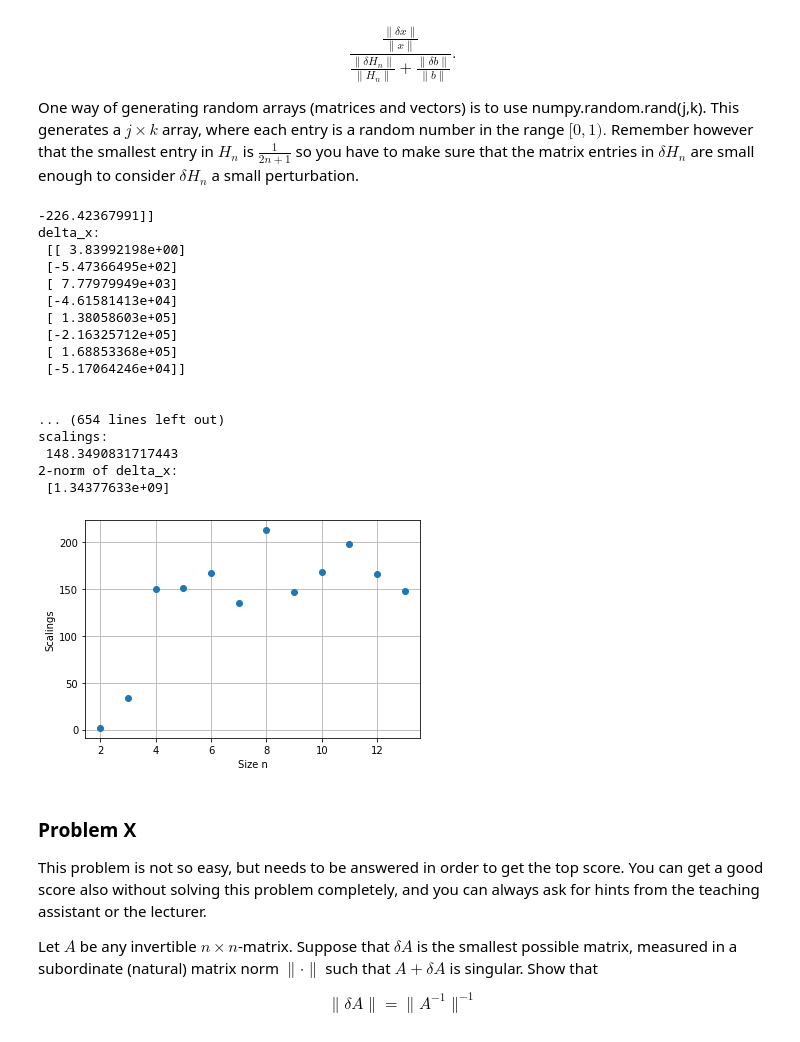
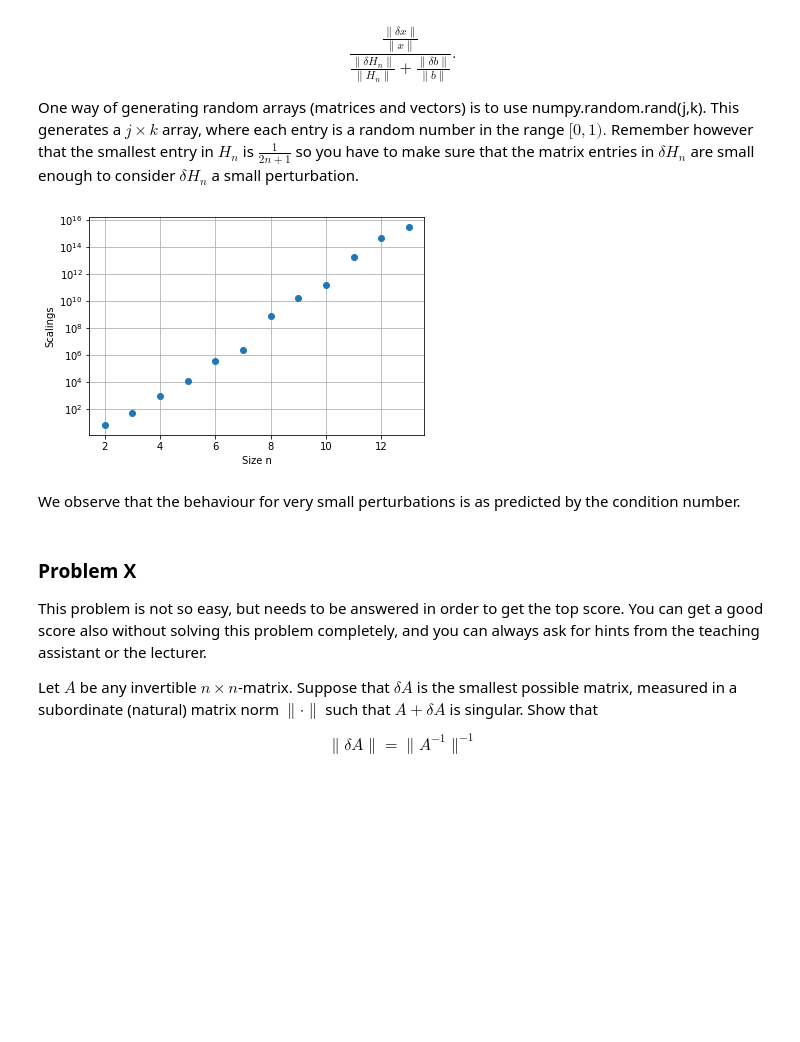
Before and after one commit to odinase/TMA4215_numerical_mathematics, a Jupyter notebook: Project 1_handout.ipynb, the cells around one changed output. Saved outputs shown, nothing was run; the diff lists cells and outputs as text; code cells hidden in the pictures; blank space fills up the shorter version.

```diff
--- a/Project 1_handout.ipynb
+++ b/Project 1_handout.ipynb
@@ -233,7 +233,7 @@ from scipy.linalg import hilbert
 n_start = 2
 n_stop = 13
 trials = 1
-scale = 0.01
+scale = 1e-15
 
 bs = []
 dbs = []
@@ -246,51 +246,37 @@ ns = list(range(n_start, n_stop + 1))
 
 for n in ns:
     b = np.ones((n, trials))
     bs.append(b)
     Hn = hilbert(n)
     Hs.append(Hn)
     Hn_min = 1/(2*n + 1)
     delta_Hn = (np.random.rand(Hn.shape[0], Hn.shape[1])*2 - 1)*Hn_min*scale # Rand gives [0, 1), so scales the interval to [-scale/(2n + 1), scale/(2n + 1))
     dHs.append(delta_Hn)
     delta_bn = (np.random.rand(b.shape[0], b.shape[1])*2 - 1)*scale
     dbs.append(delta_bn)
 
     x = np.linalg.solve(Hn, b)
     xs.append(x)
     x_plus_delta_x = np.linalg.solve(Hn + delta_Hn, b + delta_bn)
     delta_x = x_plus_delta_x - x
     dxs.append(delta_x)
 
     nominator = np.linalg.norm(delta_x, 1, axis=0) / np.linalg.norm(x, 1, axis=0)
     denominator = np.linalg.norm(delta_Hn, 1) / np.linalg.norm(Hn, 1) + np.linalg.norm(delta_bn, 1, axis=0) / np.linalg.norm(b, 1, axis=0)
     scaling = (nominator / denominator)[0]
     scalings.append(scaling)
 
 fig, ax = plt.subplots()
 ax.plot(ns, scalings, 'o')
+ax.set_yscale('log')
 ax.set_ylabel('Scalings')
 ax.set_xlabel('Size n')
 ax.grid()
 plt.show()
 # %% [output]
--226.42367991]]
-delta_x:
- [[ 3.83992198e+00]
- [-5.47366495e+02]
- [ 7.77979949e+03]
- [-4.61581413e+04]
- [ 1.38058603e+05]
- [-2.16325712e+05]
- [ 1.68853368e+05]
- [-5.17064246e+04]]
-
-
-... (654 lines left out)
-scalings:
- 148.3490831717443
-2-norm of delta_x:
- [1.34377633e+09]
-[figure, old version]
+[figure, new version]
+# %% [markdown]
+We observe that the behaviour for very small perturbations is as predicted by the condition number.
 # %% [markdown]
 ### Problem X
 This problem is not so easy, but needs to be answered in order to get the top score. You can get a good score also without solving this problem completely, and you can always ask for hints from the teaching assistant or the lecturer.
```
Also changed, not shown: parts of 2 cells of this notebook.
